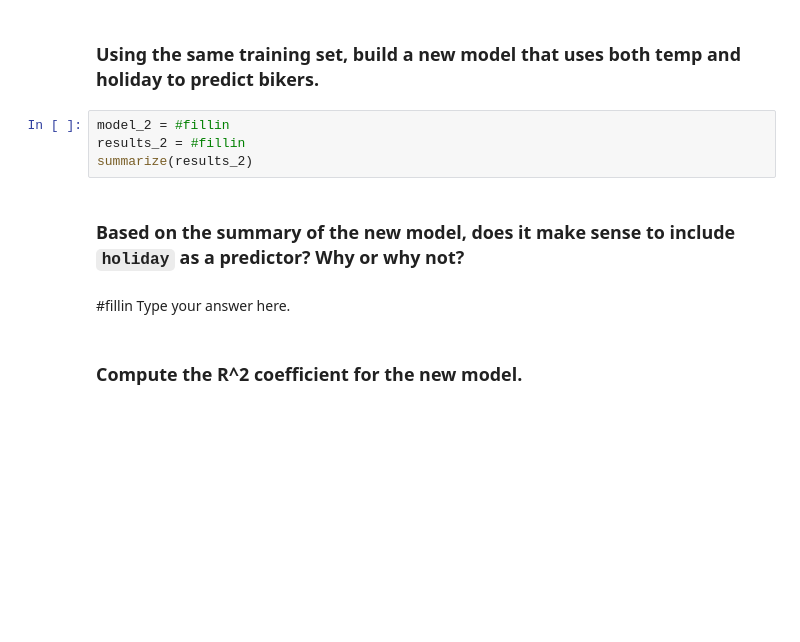
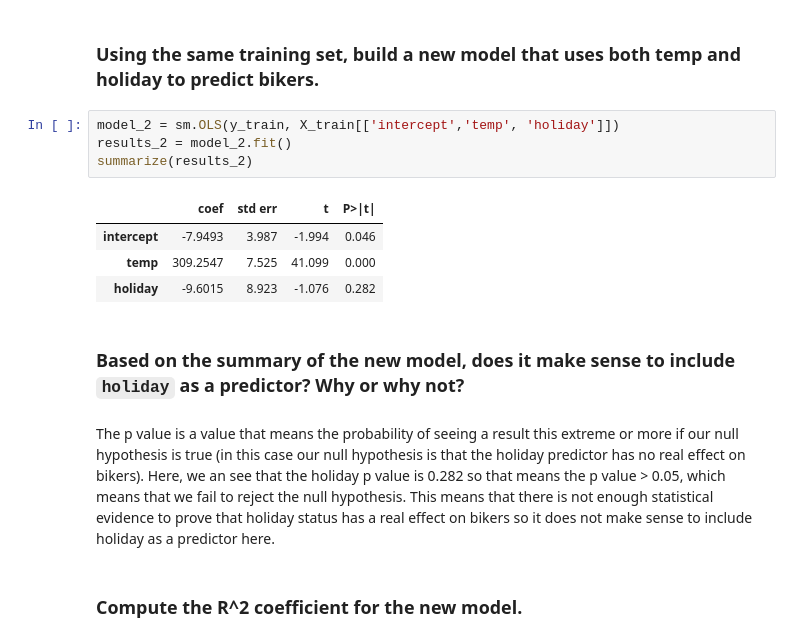
Before and after one commit to riav13/cse2600, a Jupyter notebook: mod04_linear.ipynb, the cells around one changed output. Drawn from its saved outputs; the diff is of its cells as text; blank space fills up the shorter version.

Commit message:
p value explain

```diff
--- a/mod04_linear.ipynb
+++ b/mod04_linear.ipynb
@@ -214,13 +219,18 @@ abline(ax,
 # %% [markdown]
 ### Using the same training set, build a new model that uses both temp and holiday to predict bikers.
 # %%
-model_2 = #fillin
-results_2 = #fillin
+model_2 = sm.OLS(y_train, X_train[['intercept','temp', 'holiday']])
+results_2 = model_2.fit()
 summarize(results_2)
+# %% [output]
+|  | coef | std err | t | P>|t| |
+| intercept | -7.9493 | 3.987 | -1.994 | 0.046 |
+| temp | 309.2547 | 7.525 | 41.099 | 0.000 |
+| holiday | -9.6015 | 8.923 | -1.076 | 0.282 |
 # %% [markdown]
 ### Based on the summary of the new model, does it make sense to include `holiday` as a predictor? Why or why not?
 # %% [markdown]
-#fillin Type your answer here.
+The p value is a value that means the probability of seeing a result this extreme or more if our null hypothesis is true (in this case our null hypothesis is that the holiday  predictor has no real effect on bikers). Here, we an see that the holiday p value is 0.282 so that means the p value > 0.05, which means that we fail to reject the null hypothesis. This means that there is not enough statistical evidence to prove that holiday status has a real effect on bikers so it does not make sense to include holiday as a predictor here.
 # %% [markdown]
 ### Compute the R^2 coefficient for the new model.
 # %%
```
Also changed, not shown: parts of 4 cells of this notebook, 1 other file.
